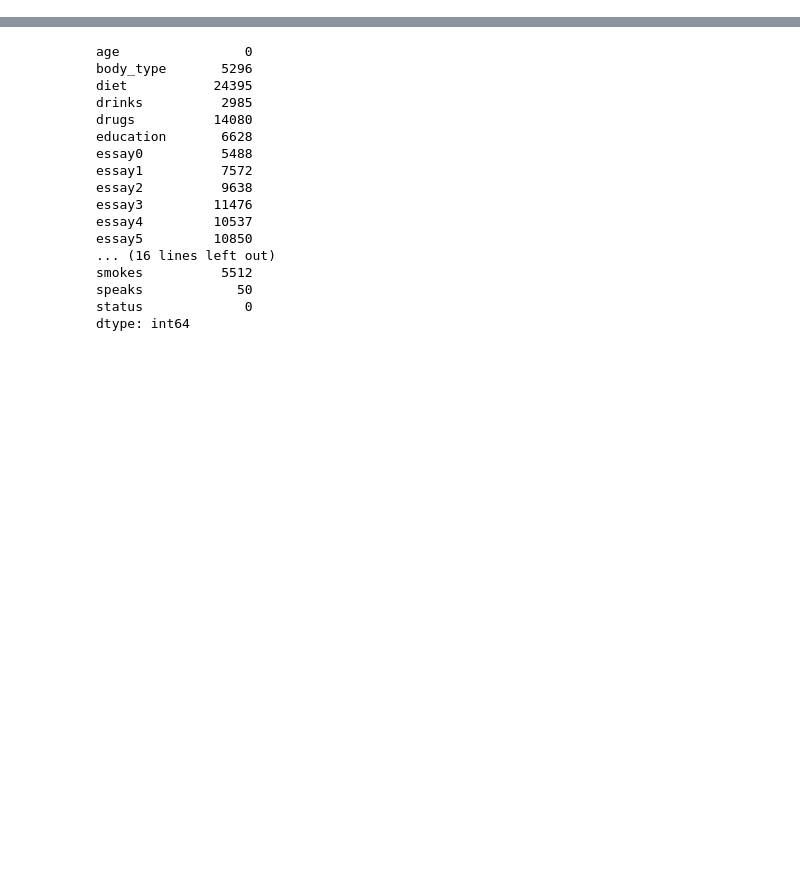
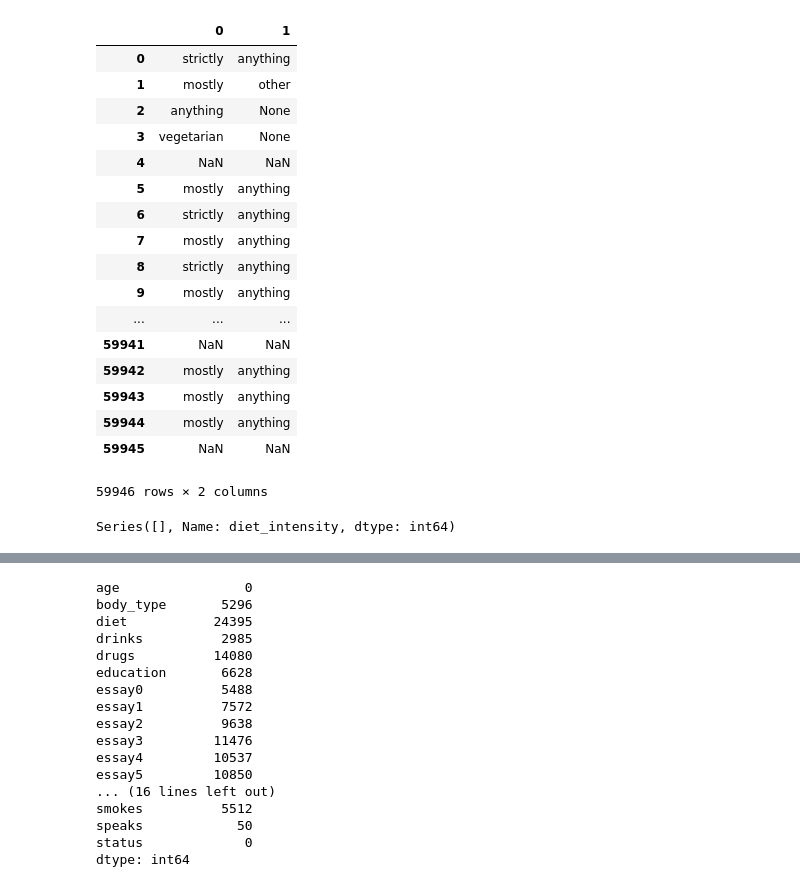
Before and after one commit to spencertollefson/okcupid_classification, a Jupyter notebook: okcupid_cleaning.ipynb, the cells around one changed output, grey strips where cells are left out. Saved outputs shown, nothing was run; the diff lists cells and outputs as text; code cells hidden in the pictures; blank space fills up the shorter version.

Commit message:
organize repo and make progress on cleaning string columns in cupid df

```diff
--- a/okcupid_cleaning.ipynb
+++ b/okcupid_cleaning.ipynb
@@ -27,3 +35,9 @@ cupid.shape
+# %%
+# Creating new columns
+cupid['diet_intensity'] = cupid.diet.str.extract('(\w+ )')
+cupid['diet_choice'] = cupid.diet.str.split(" ").str[-1]
+cupid['primary_ethnicity'] = cupid.ethnicity.str.replace(", ",",").str.split(",",expand=True)[0]
+cupid['future_kids_views'] = cupid.offspring.str.extract('(\S*\w*\swant.*)', expand=True)[0].value_counts()
 # %%
 cupid.columns
 # %% [output]
@@ -33 +93,3 @@ Index(['age', 'body_type', 'education', 'height', 'income', 'job',
+# %%
+cupid['primary_ethnicity'] = cupid.ethnicity.str.replace(", ",",").str.split(",",expand=True)[0]
 # %%
@@ -58,0 +140,35 @@ status :  5
+# %%
+cupid['diet'].str.rsplit(" ", expand=True)
+
+
+
+# cupid.loc[len(cupid['diet'].str.split(" ")) == 2, 'diet_intensity'] = cupid.diet.str.split(" ")[0]
+# cupid.loc[len(cupid['diet'].str.split(" ")) == 1, 'diet_intensity'] = "None"
+
+
+# for i in cupid.diet.str.split(" "):
+#     if i == 2:
+#         cupid['diet_intensity'] = cupid.diet.str.split(" ")[0]
+#     elif i ==1:
+#         cupid['diet_intensity'] = "None"
+#     else:
+#         cupid['diet_intensity'] = np.nan
+# %% [output]
+|  | 0 | 1 |
+| 0 | strictly | anything |
+| 1 | mostly | other |
+| 2 | anything | None |
+| 3 | vegetarian | None |
+| 4 | NaN | NaN |
+| 5 | mostly | anything |
+| 6 | strictly | anything |
+| 7 | mostly | anything |
+| 8 | strictly | anything |
+| 9 | mostly | anything |
+| ... | ... | ... |
+| 59941 | NaN | NaN |
+| 59942 | mostly | anything |
+| 59943 | mostly | anything |
+| 59944 | mostly | anything |
+| 59945 | NaN | NaN |
+59946 rows × 2 columns
@@ -58,0 +179,4 @@ status :  5
+# %%
+cupid.diet_intensity.value_counts()
+# %% [output]
+Series([], Name: diet_intensity, dtype: int64)
```
Also changed, not shown: parts of 28 cells of this notebook, 4 other files.
